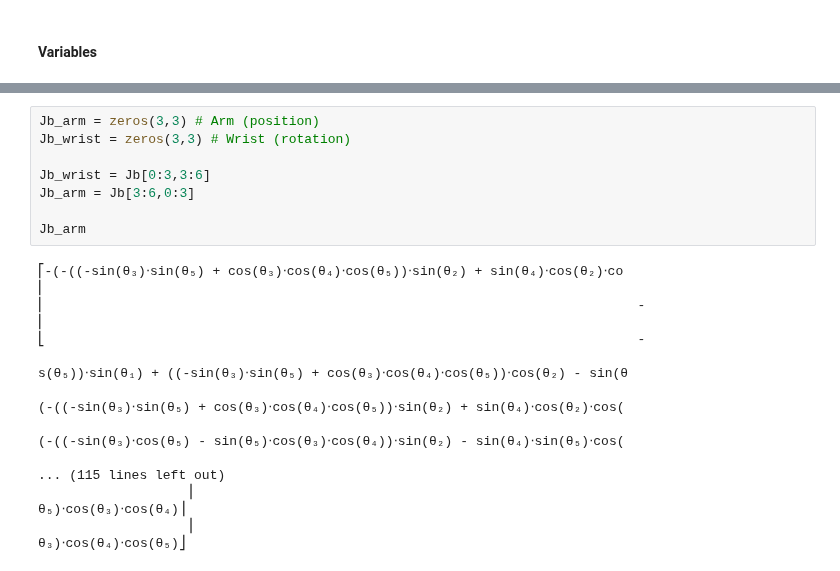
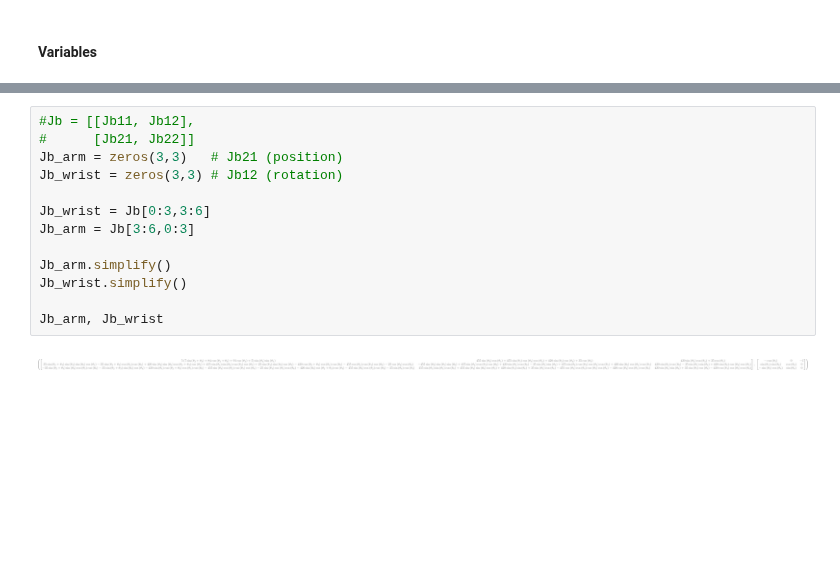
Before and after one commit to BirkHveding/RobotTek, a Jupyter notebook: task_4.ipynb, the cells around one changed output, grey strips where cells are left out. Cells and saved outputs as stored; diff of their text form; blank space fills up the shorter version.

```diff
--- a/task_4.ipynb
+++ b/task_4.ipynb
@@ -117,26 +101,15 @@ Jb
 # %%
-Jb_arm = zeros(3,3) # Arm (position)
-Jb_wrist = zeros(3,3) # Wrist (rotation)
+#Jb = [[Jb11, Jb12],
+#      [Jb21, Jb22]]
+Jb_arm = zeros(3,3)   # Jb21 (position)
+Jb_wrist = zeros(3,3) # Jb12 (rotation)
 
 Jb_wrist = Jb[0:3,3:6]
 Jb_arm = Jb[3:6,0:3]
 
-Jb_arm
+Jb_arm.simplify()
+Jb_wrist.simplify()
+
+Jb_arm, Jb_wrist
 # %% [output]
-⎡-(-((-sin(θ₃)⋅sin(θ₅) + cos(θ₃)⋅cos(θ₄)⋅cos(θ₅))⋅sin(θ₂) + sin(θ₄)⋅cos(θ₂)⋅co
-⎢
-⎢                                                                            -
-⎢
-⎣                                                                            -
-
-s(θ₅))⋅sin(θ₁) + ((-sin(θ₃)⋅sin(θ₅) + cos(θ₃)⋅cos(θ₄)⋅cos(θ₅))⋅cos(θ₂) - sin(θ
-
-(-((-sin(θ₃)⋅sin(θ₅) + cos(θ₃)⋅cos(θ₄)⋅cos(θ₅))⋅sin(θ₂) + sin(θ₄)⋅cos(θ₂)⋅cos(
-
-(-((-sin(θ₃)⋅cos(θ₅) - sin(θ₅)⋅cos(θ₃)⋅cos(θ₄))⋅sin(θ₂) - sin(θ₄)⋅sin(θ₅)⋅cos(
-
-... (115 lines left out)
-                   ⎥
-θ₅)⋅cos(θ₃)⋅cos(θ₄)⎥
-                   ⎥
-θ₃)⋅cos(θ₄)⋅cos(θ₅)⎦
+[figure, added]
```
Also changed, not shown: parts of 22 cells of this notebook.
